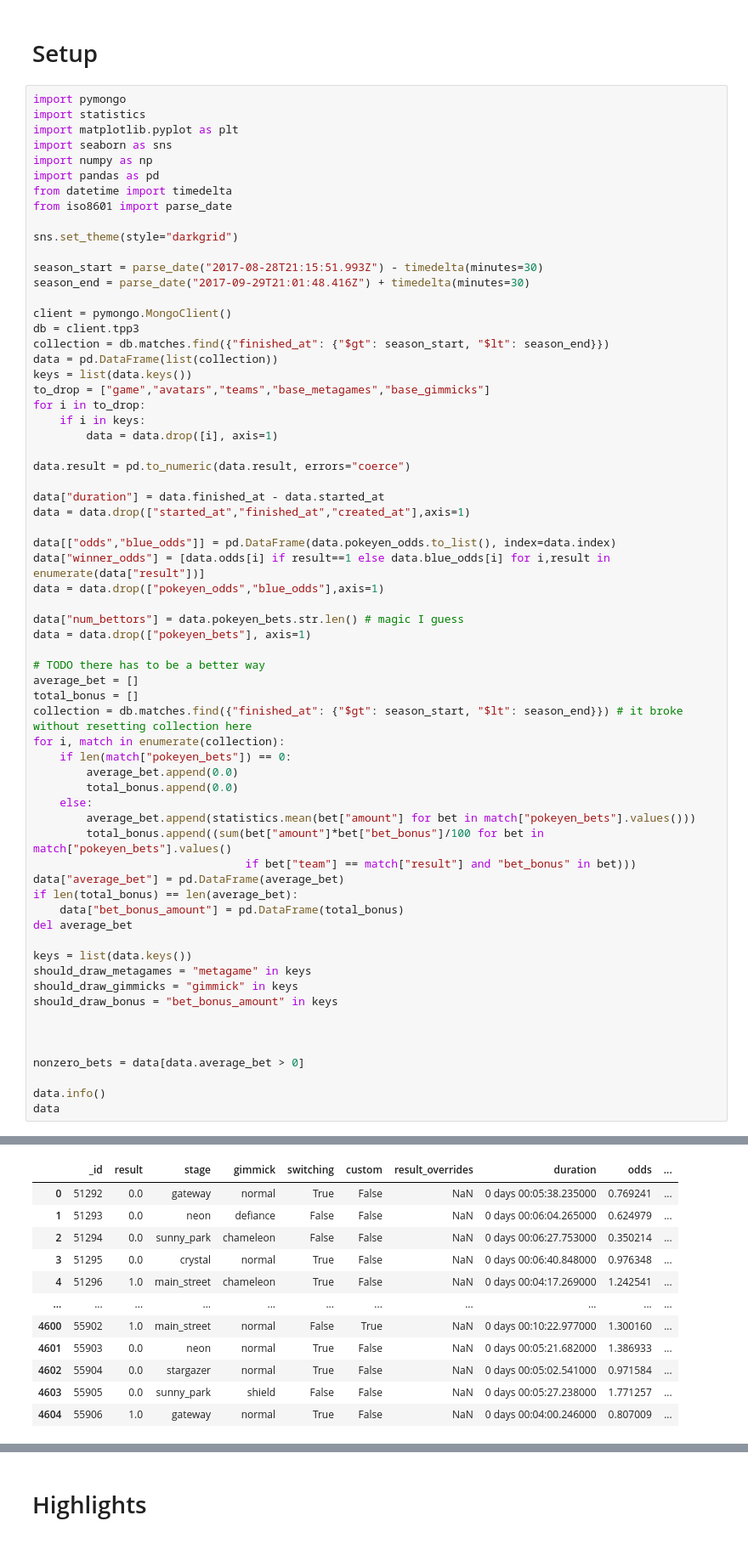
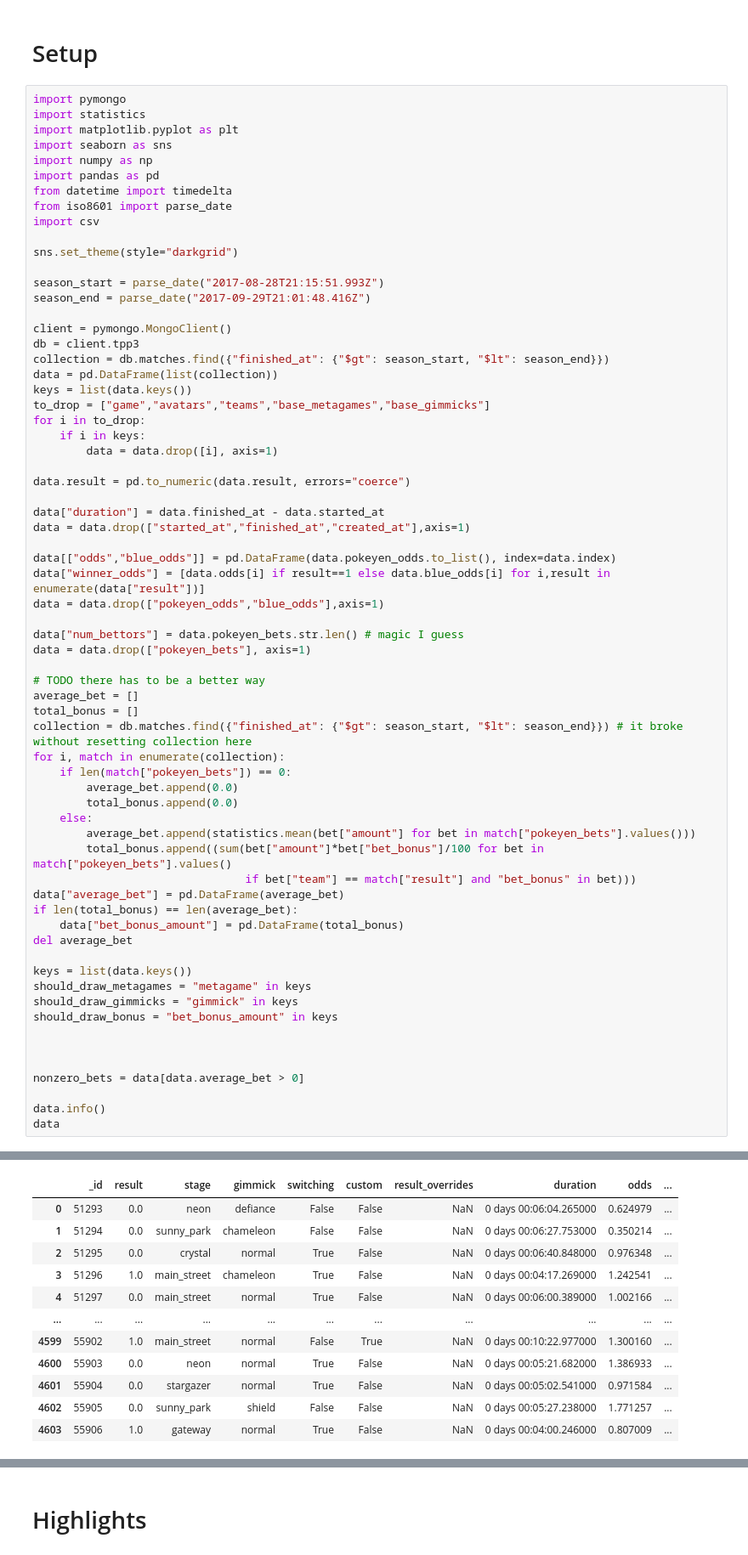
Before and after one commit to Mogiiii/pbrvis, a Jupyter notebook: seasons/Season 5.ipynb, the cells around one changed output, grey strips where cells are left out. Shown at 85% size. Drawn from its saved outputs; the diff is of its cells as text.

```diff
--- a/seasons/Season 5.ipynb
+++ b/seasons/Season 5.ipynb
@@ -9,11 +9,12 @@ import numpy as np
 import pandas as pd
 from datetime import timedelta
 from iso8601 import parse_date
+import csv
 
 sns.set_theme(style="darkgrid")
 
-season_start = parse_date("2017-08-28T21:15:51.993Z") - timedelta(minutes=30)
-season_end = parse_date("2017-09-29T21:01:48.416Z") + timedelta(minutes=30)
+season_start = parse_date("2017-08-28T21:15:51.993Z")
+season_end = parse_date("2017-09-29T21:01:48.416Z")
 
 client = pymongo.MongoClient()
 db = client.tpp3
@@ -89,12 +90,12 @@ memory usage: 404.9+ KB
 |  | _id | result | stage | gimmick | switching | custom | result_overrides | duration | odds | ... |
-| 0 | 51292 | 0.0 | gateway | normal | True | False | NaN | 0 days 00:05:38.235000 | 0.769241 | ... |
-| 1 | 51293 | 0.0 | neon | defiance | False | False | NaN | 0 days 00:06:04.265000 | 0.624979 | ... |
-| 2 | 51294 | 0.0 | sunny_park | chameleon | False | False | NaN | 0 days 00:06:27.753000 | 0.350214 | ... |
-| 3 | 51295 | 0.0 | crystal | normal | True | False | NaN | 0 days 00:06:40.848000 | 0.976348 | ... |
-| 4 | 51296 | 1.0 | main_street | chameleon | True | False | NaN | 0 days 00:04:17.269000 | 1.242541 | ... |
+| 0 | 51293 | 0.0 | neon | defiance | False | False | NaN | 0 days 00:06:04.265000 | 0.624979 | ... |
+| 1 | 51294 | 0.0 | sunny_park | chameleon | False | False | NaN | 0 days 00:06:27.753000 | 0.350214 | ... |
+| 2 | 51295 | 0.0 | crystal | normal | True | False | NaN | 0 days 00:06:40.848000 | 0.976348 | ... |
+| 3 | 51296 | 1.0 | main_street | chameleon | True | False | NaN | 0 days 00:04:17.269000 | 1.242541 | ... |
+| 4 | 51297 | 0.0 | main_street | normal | True | False | NaN | 0 days 00:06:00.389000 | 1.002166 | ... |
 | ... | ... | ... | ... | ... | ... | ... | ... | ... | ... | ... |
-| 4600 | 55902 | 1.0 | main_street | normal | False | True | NaN | 0 days 00:10:22.977000 | 1.300160 | ... |
-| 4601 | 55903 | 0.0 | neon | normal | True | False | NaN | 0 days 00:05:21.682000 | 1.386933 | ... |
-| 4602 | 55904 | 0.0 | stargazer | normal | True | False | NaN | 0 days 00:05:02.541000 | 0.971584 | ... |
-| 4603 | 55905 | 0.0 | sunny_park | shield | False | False | NaN | 0 days 00:05:27.238000 | 1.771257 | ... |
-| 4604 | 55906 | 1.0 | gateway | normal | True | False | NaN | 0 days 00:04:00.246000 | 0.807009 | ... |
+| 4599 | 55902 | 1.0 | main_street | normal | False | True | NaN | 0 days 00:10:22.977000 | 1.300160 | ... |
+| 4600 | 55903 | 0.0 | neon | normal | True | False | NaN | 0 days 00:05:21.682000 | 1.386933 | ... |
+| 4601 | 55904 | 0.0 | stargazer | normal | True | False | NaN | 0 days 00:05:02.541000 | 0.971584 | ... |
+| 4602 | 55905 | 0.0 | sunny_park | shield | False | False | NaN | 0 days 00:05:27.238000 | 1.771257 | ... |
+| 4603 | 55906 | 1.0 | gateway | normal | True | False | NaN | 0 days 00:04:00.246000 | 0.807009 | ... |
```
Also changed, not shown: parts of 18 cells of this notebook, 59 other files.
